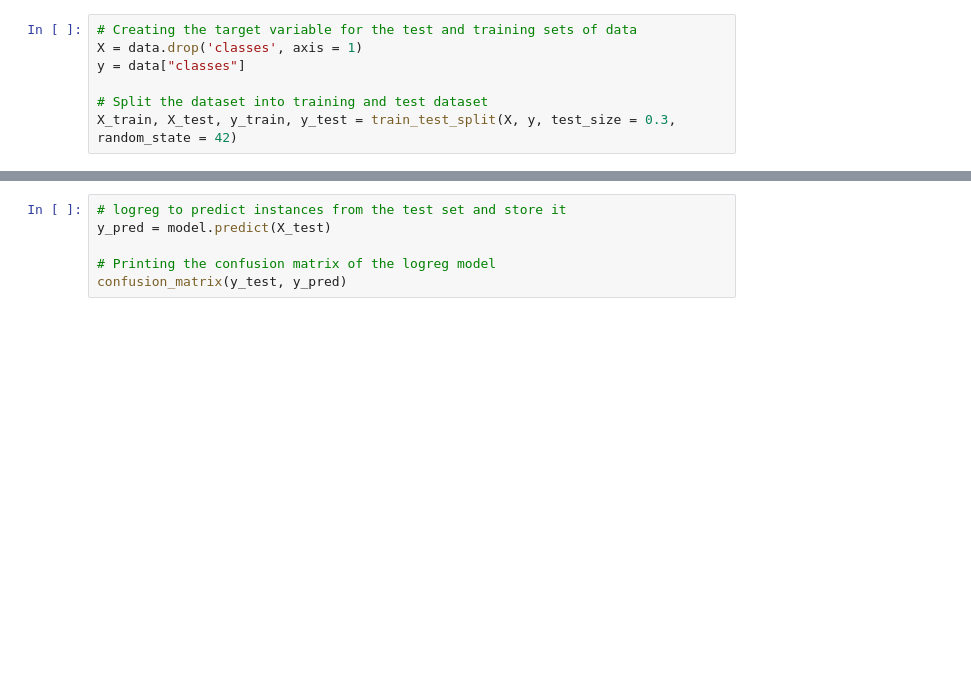
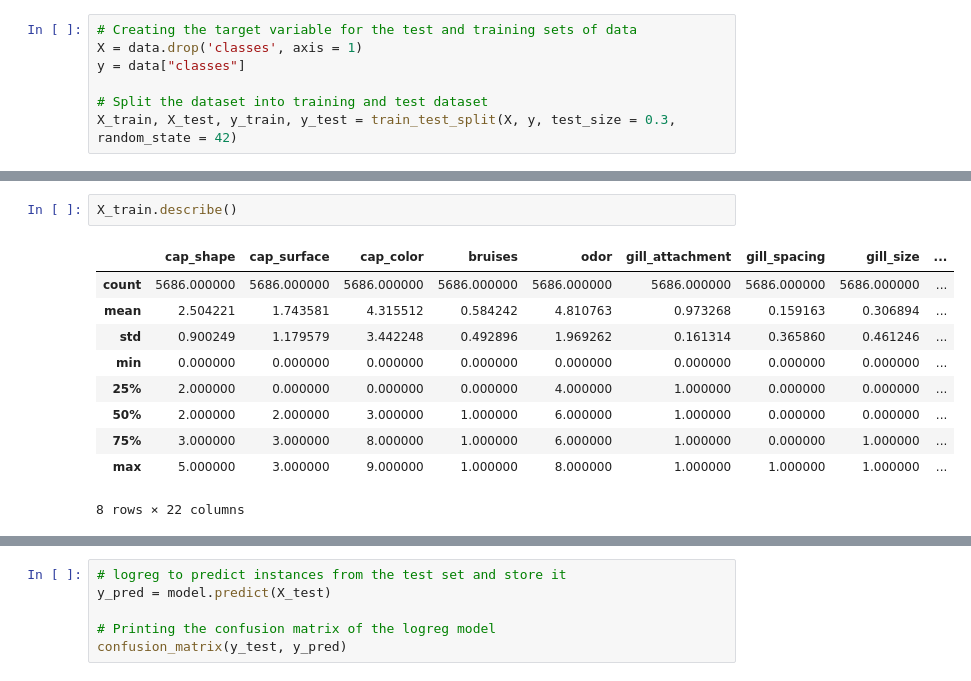
Before and after one commit to PhathuAuti/decision_trees, a Jupyter notebook: Decision Trees.ipynb, the cells around one changed output, grey strips where cells are left out. Cells and saved outputs as stored; diff of their text form; blank space fills up the shorter version.

```diff
--- a/Decision Trees.ipynb
+++ b/Decision Trees.ipynb
@@ -176,2 +175,15 @@ X_train, X_test, y_train, y_test = train_test_split(X, y, test_size = 0.3, rando
+# %%
+X_train.describe()
+# %% [output]
+|  | cap_shape | cap_surface | cap_color | bruises | odor | gill_attachment | gill_spacing | gill_size | ... |
+| count | 5686.000000 | 5686.000000 | 5686.000000 | 5686.000000 | 5686.000000 | 5686.000000 | 5686.000000 | 5686.000000 | ... |
+| mean | 2.504221 | 1.743581 | 4.315512 | 0.584242 | 4.810763 | 0.973268 | 0.159163 | 0.306894 | ... |
+| std | 0.900249 | 1.179579 | 3.442248 | 0.492896 | 1.969262 | 0.161314 | 0.365860 | 0.461246 | ... |
+| min | 0.000000 | 0.000000 | 0.000000 | 0.000000 | 0.000000 | 0.000000 | 0.000000 | 0.000000 | ... |
+| 25% | 2.000000 | 0.000000 | 0.000000 | 0.000000 | 4.000000 | 1.000000 | 0.000000 | 0.000000 | ... |
+| 50% | 2.000000 | 2.000000 | 3.000000 | 1.000000 | 6.000000 | 1.000000 | 0.000000 | 0.000000 | ... |
+| 75% | 3.000000 | 3.000000 | 8.000000 | 1.000000 | 6.000000 | 1.000000 | 0.000000 | 1.000000 | ... |
+| max | 5.000000 | 3.000000 | 9.000000 | 1.000000 | 8.000000 | 1.000000 | 1.000000 | 1.000000 | ... |
+8 rows × 22 columns
 # %%
 model = DecisionTreeClassifier()
```
Also changed, not shown: parts of 13 cells of this notebook, 4 other files.
